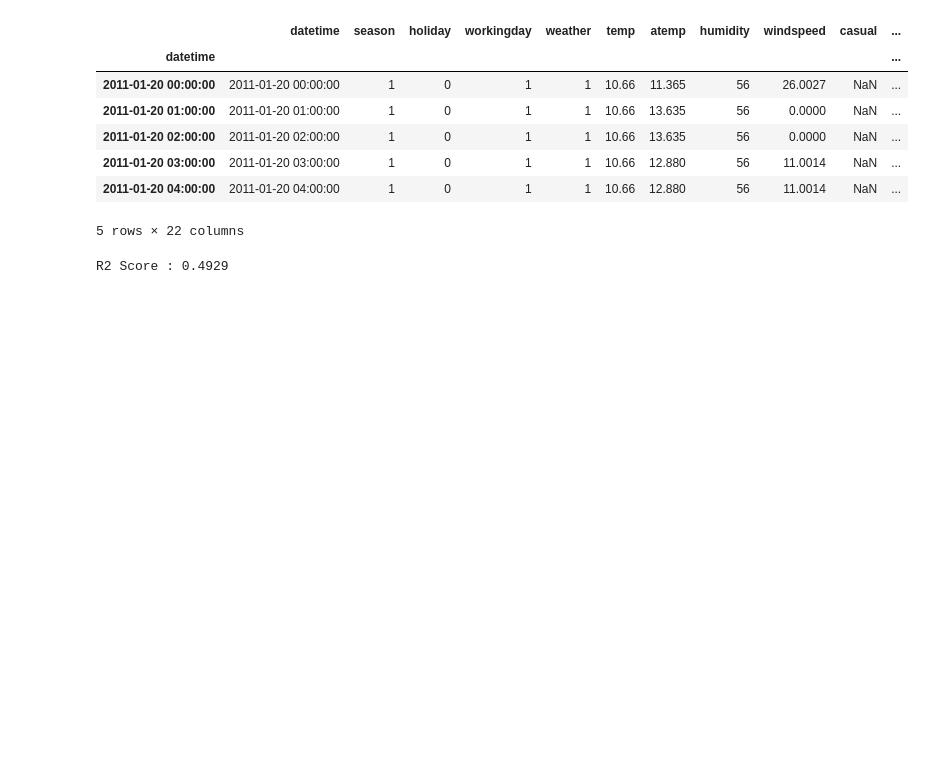
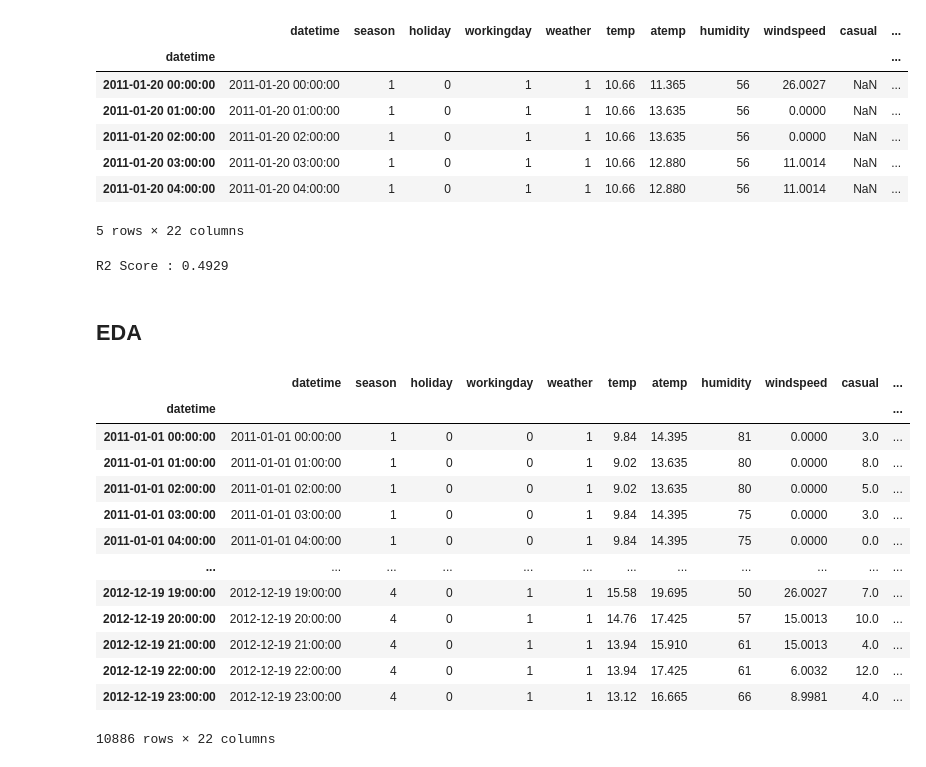
Before and after one commit to robert-min/bike_share_mlflow, a Jupyter notebook: eda.ipynb, the cells around one changed output. Drawn from its saved outputs; the diff is of its cells as text; code cells hidden in the pictures; blank space fills up the shorter version.

```diff
--- a/eda.ipynb
+++ b/eda.ipynb
@@ -252,3 +252,32 @@ preds = model.predict(X_test)
 print("R2 Score : {0:.4f}".format(r2_score(y_test, preds)))
 # %% [output]
 R2 Score : 0.4929
+# %% [markdown]
+## EDA
+# %%
+import pandas as pd
+
+train_df = pd.read_csv("data/train.csv")
+test_df = pd.read_csv("data/test.csv")
+all_df = pd.concat((train_df, test_df)).reset_index(drop = True)
+all_df = all_df.drop("datetime.1", axis=1)
+dt = pd.DatetimeIndex(all_df['datetime'])
+all_df.set_index(dt, inplace=True)
+train_df = all_df[:10886]
+test_df = all_df[10886:]
+train_df
+# %% [output]
+|  | datetime | season | holiday | workingday | weather | temp | atemp | humidity | windspeed | casual | ... |
+| datetime |  |  |  |  |  |  |  |  |  |  | ... |
+| 2011-01-01 00:00:00 | 2011-01-01 00:00:00 | 1 | 0 | 0 | 1 | 9.84 | 14.395 | 81 | 0.0000 | 3.0 | ... |
+| 2011-01-01 01:00:00 | 2011-01-01 01:00:00 | 1 | 0 | 0 | 1 | 9.02 | 13.635 | 80 | 0.0000 | 8.0 | ... |
+| 2011-01-01 02:00:00 | 2011-01-01 02:00:00 | 1 | 0 | 0 | 1 | 9.02 | 13.635 | 80 | 0.0000 | 5.0 | ... |
+| 2011-01-01 03:00:00 | 2011-01-01 03:00:00 | 1 | 0 | 0 | 1 | 9.84 | 14.395 | 75 | 0.0000 | 3.0 | ... |
+| 2011-01-01 04:00:00 | 2011-01-01 04:00:00 | 1 | 0 | 0 | 1 | 9.84 | 14.395 | 75 | 0.0000 | 0.0 | ... |
+| ... | ... | ... | ... | ... | ... | ... | ... | ... | ... | ... | ... |
+| 2012-12-19 19:00:00 | 2012-12-19 19:00:00 | 4 | 0 | 1 | 1 | 15.58 | 19.695 | 50 | 26.0027 | 7.0 | ... |
+| 2012-12-19 20:00:00 | 2012-12-19 20:00:00 | 4 | 0 | 1 | 1 | 14.76 | 17.425 | 57 | 15.0013 | 10.0 | ... |
+| 2012-12-19 21:00:00 | 2012-12-19 21:00:00 | 4 | 0 | 1 | 1 | 13.94 | 15.910 | 61 | 15.0013 | 4.0 | ... |
+| 2012-12-19 22:00:00 | 2012-12-19 22:00:00 | 4 | 0 | 1 | 1 | 13.94 | 17.425 | 61 | 6.0032 | 12.0 | ... |
+| 2012-12-19 23:00:00 | 2012-12-19 23:00:00 | 4 | 0 | 1 | 1 | 13.12 | 16.665 | 66 | 8.9981 | 4.0 | ... |
+10886 rows × 22 columns
```
Also changed, not shown: parts of 22 cells of this notebook.
